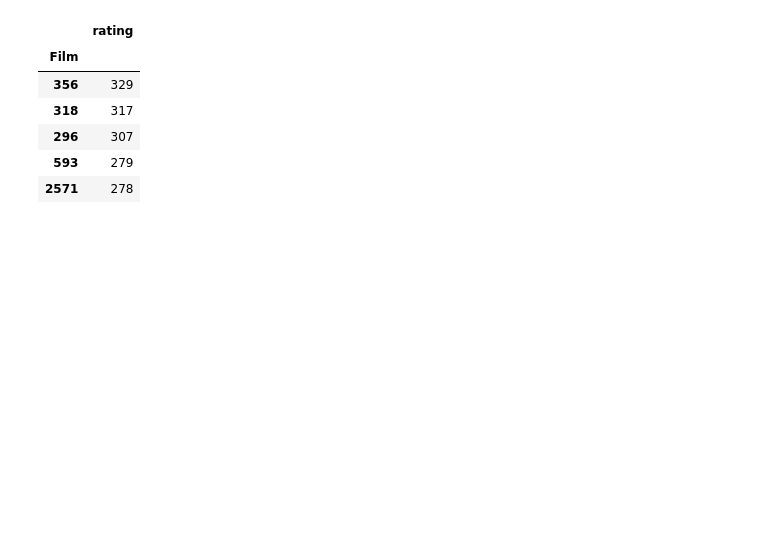
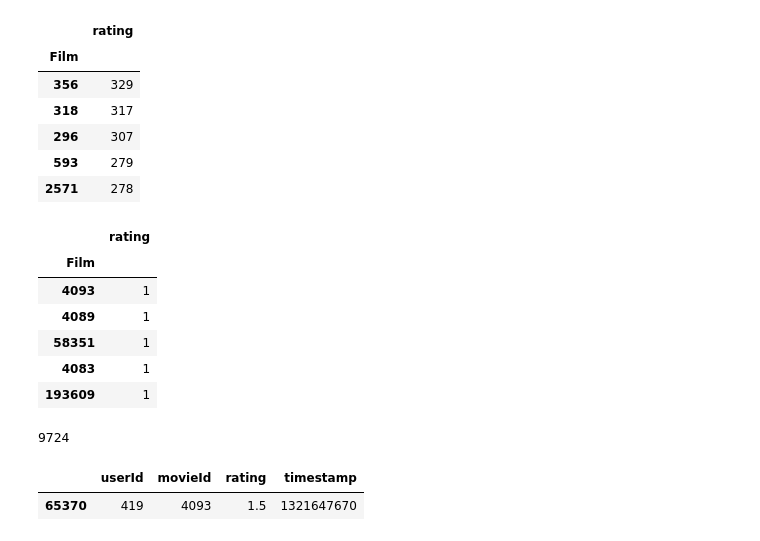
Before and after one commit to Halucida/Hutansjaksjak, a Jupyter notebook: Lab 01.ipynb, the cells around one changed output. Cells and saved outputs as stored; diff of their text form; code cells hidden in the pictures; blank space fills up the shorter version.

```diff
--- a/Lab 01.ipynb
+++ b/Lab 01.ipynb
@@ -114,3 +156,22 @@ infilm.iloc[:5]
 | 296 | 307 |
 | 593 | 279 |
 | 2571 | 278 |
+# %%
+infilm.tail()
+# %% [output]
+|  | rating |
+| Film |  |
+| 4093 | 1 |
+| 4089 | 1 |
+| 58351 | 1 |
+| 4083 | 1 |
+| 193609 | 1 |
+# %%
+len(infilm)
+# %% [output]
+9724
+# %%
+user_df[user_df[user_df.columns[1]] == 4093]
+# %% [output]
+|  | userId | movieId | rating | timestamp |
+| 65370 | 419 | 4093 | 1.5 | 1321647670 |
```
Also changed, not shown: parts of 7 cells of this notebook.
